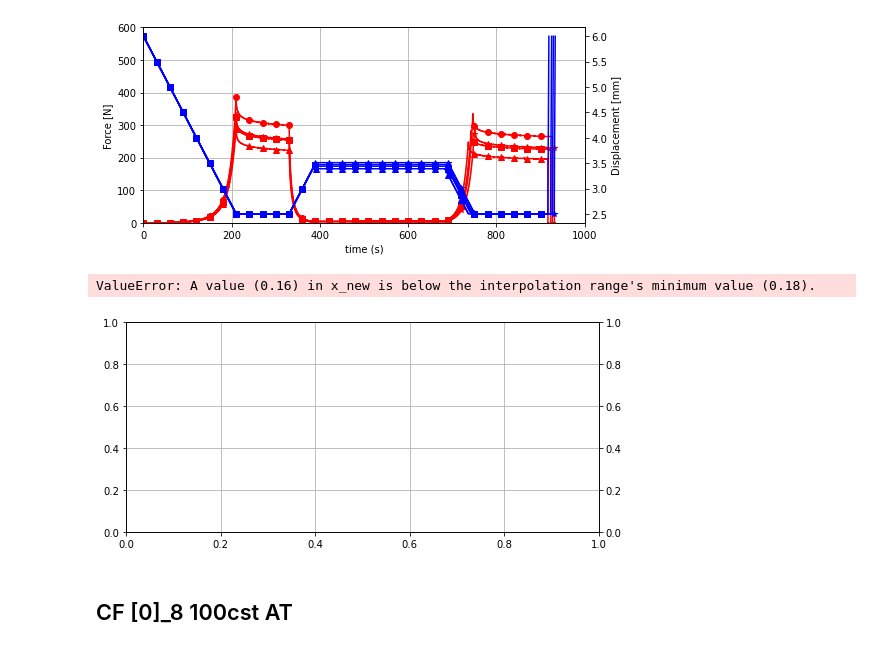
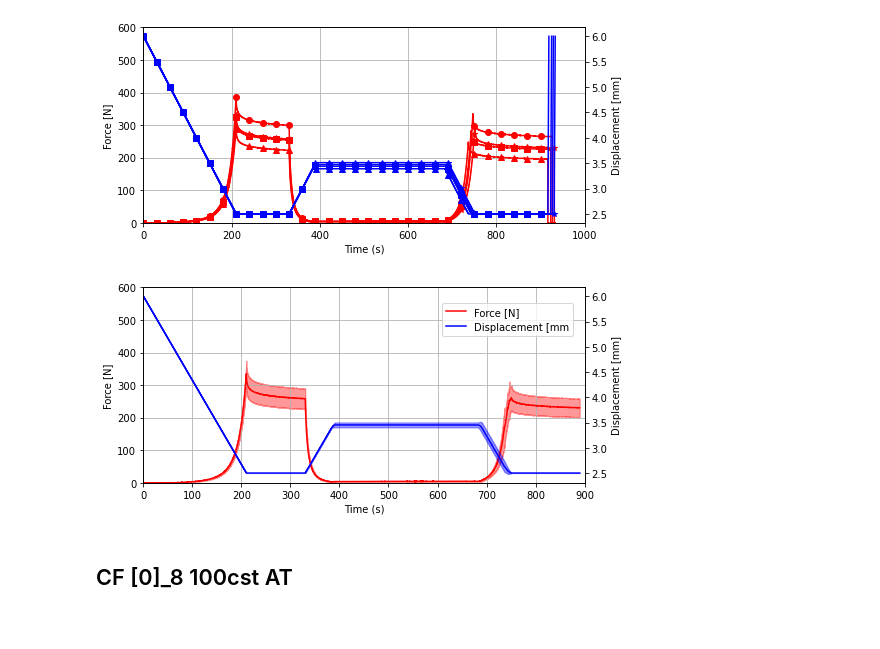
Before and after one commit to PortelaRenan/CompactionTest, a Jupyter notebook: UD-NCF Compression Test.ipynb, the cells around one changed output. Saved outputs shown, nothing was run; the diff lists cells and outputs as text; code cells hidden in the pictures.

```diff
--- a/UD-NCF Compression Test.ipynb
+++ b/UD-NCF Compression Test.ipynb
@@ -91,7 +90,7 @@ plot_statistical_analysis(CF_08_Dry_AT)
 # %% [markdown]
 ## CF [0]_8 20cst AT
 # %%
-CF_08_20cst_AT = {}
+CF_08_20cst_AT = {"name": "CF_08_20cst_AT"}
 CF_08_20cst_AT[0] = CF_08_20cst_AT_001
 CF_08_20cst_AT[1] = CF_08_20cst_AT_002
 CF_08_20cst_AT[2] = CF_08_20cst_AT_003
@@ -101,10 +100,9 @@ plot_set_experiments(CF_08_20cst_AT)
 # %% [output]
 [figure]
 # %%
-plot_statistical_analysis(CF_08_20cst_AT)
+CF_08_20cst_AT = plot_statistical_analysis(CF_08_20cst_AT)
 # %% [output]
-ValueError: A value (0.16) in x_new is below the interpolation range's minimum value (0.18).
-[figure, old version]
+[figure, new version]
 # %% [markdown]
 ## CF [0]_8 100cst AT
 # %%
```
Also changed, not shown: parts of 19 cells of this notebook, 1 other file.
